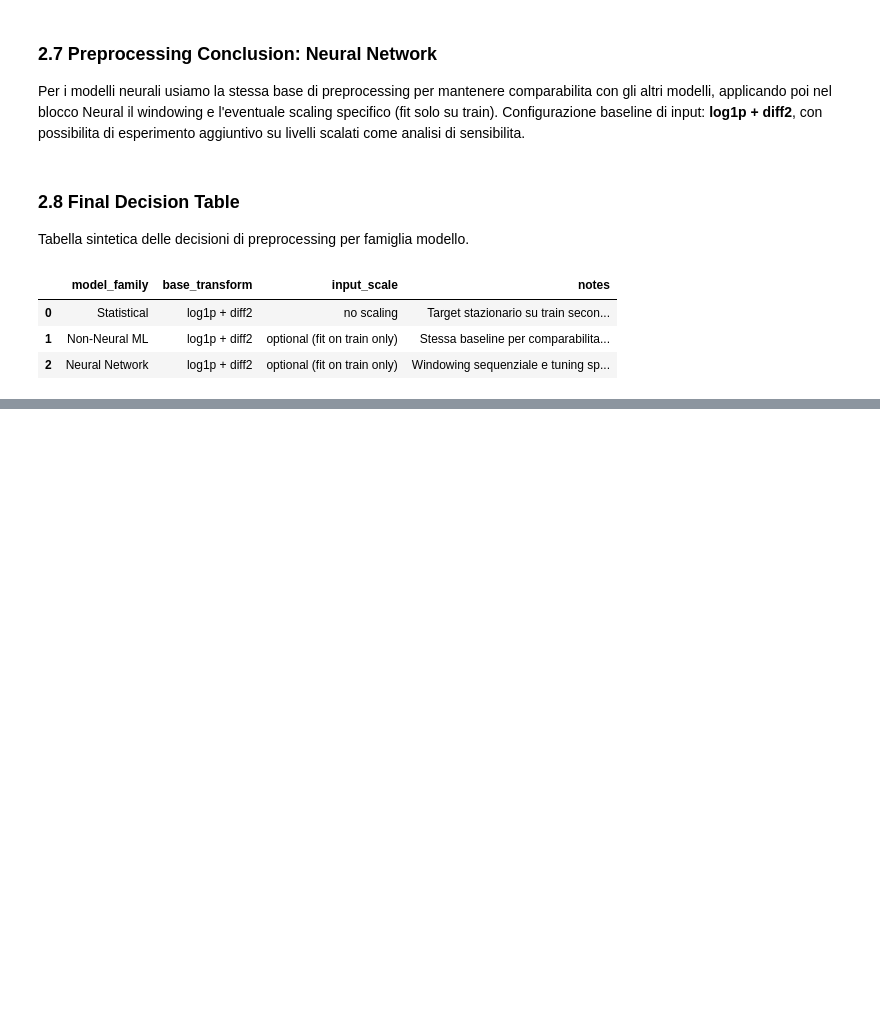
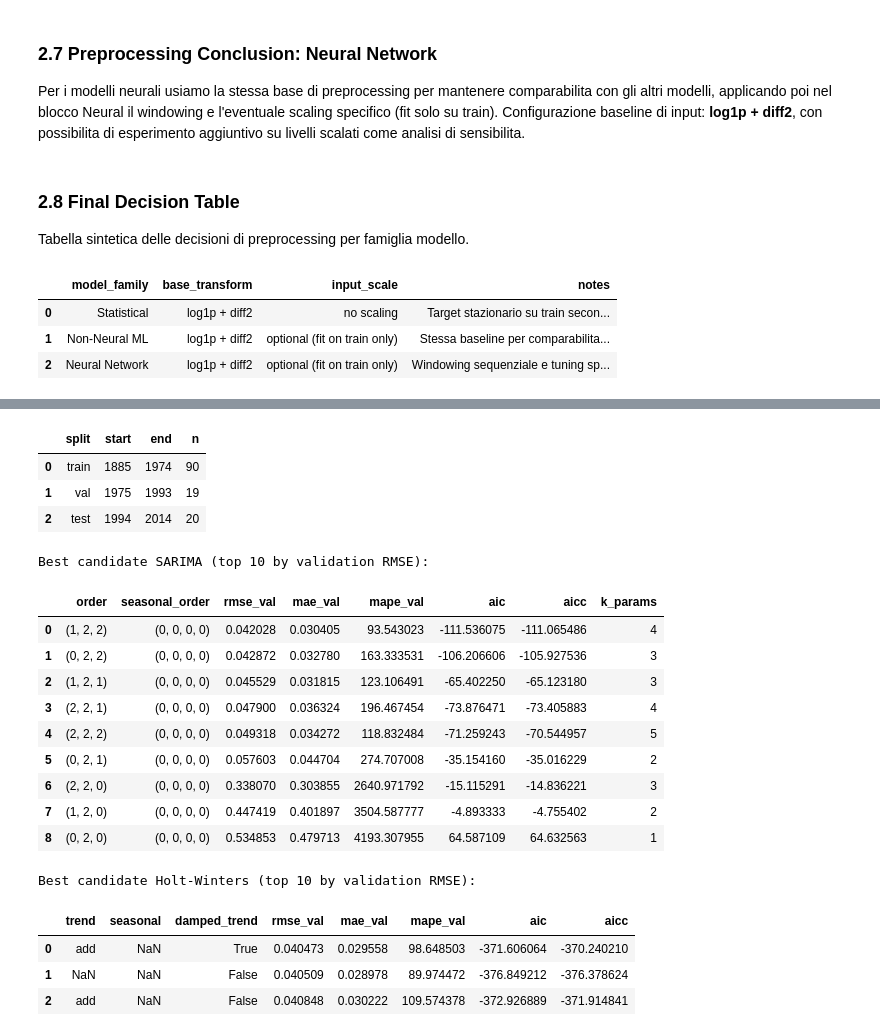
Before and after one commit to 1ngVG-OA/FinalProject, a Jupyter notebook: Tavola_1.14.ipynb, the cells around one changed output, grey strips where cells are left out. Saved outputs shown, nothing was run; the diff lists cells and outputs as text; code cells hidden in the pictures; blank space fills up the shorter version.

```diff
--- a/Tavola_1.14.ipynb
+++ b/Tavola_1.14.ipynb
@@ -308,0 +342,28 @@ final_preproc_decisions
+# %%
+display(preproc_split_df)
+print("Best candidate SARIMA (top 10 by validation RMSE):")
+display(sarima_grid_df.head(10))
+
+print("Best candidate Holt-Winters (top 10 by validation RMSE):")
+display(hw_grid_df.head(10))
+# %% [output]
+|  | split | start | end | n |
+| 0 | train | 1885 | 1974 | 90 |
+| 1 | val | 1975 | 1993 | 19 |
+| 2 | test | 1994 | 2014 | 20 |
+Best candidate SARIMA (top 10 by validation RMSE):
+|  | order | seasonal_order | rmse_val | mae_val | mape_val | aic | aicc | k_params |
+| 0 | (1, 2, 2) | (0, 0, 0, 0) | 0.042028 | 0.030405 | 93.543023 | -111.536075 | -111.065486 | 4 |
+| 1 | (0, 2, 2) | (0, 0, 0, 0) | 0.042872 | 0.032780 | 163.333531 | -106.206606 | -105.927536 | 3 |
+| 2 | (1, 2, 1) | (0, 0, 0, 0) | 0.045529 | 0.031815 | 123.106491 | -65.402250 | -65.123180 | 3 |
+| 3 | (2, 2, 1) | (0, 0, 0, 0) | 0.047900 | 0.036324 | 196.467454 | -73.876471 | -73.405883 | 4 |
+| 4 | (2, 2, 2) | (0, 0, 0, 0) | 0.049318 | 0.034272 | 118.832484 | -71.259243 | -70.544957 | 5 |
+| 5 | (0, 2, 1) | (0, 0, 0, 0) | 0.057603 | 0.044704 | 274.707008 | -35.154160 | -35.016229 | 2 |
+| 6 | (2, 2, 0) | (0, 0, 0, 0) | 0.338070 | 0.303855 | 2640.971792 | -15.115291 | -14.836221 | 3 |
+| 7 | (1, 2, 0) | (0, 0, 0, 0) | 0.447419 | 0.401897 | 3504.587777 | -4.893333 | -4.755402 | 2 |
+| 8 | (0, 2, 0) | (0, 0, 0, 0) | 0.534853 | 0.479713 | 4193.307955 | 64.587109 | 64.632563 | 1 |
+Best candidate Holt-Winters (top 10 by validation RMSE):
+|  | trend | seasonal | damped_trend | rmse_val | mae_val | mape_val | aic | aicc |
+| 0 | add | NaN | True | 0.040473 | 0.029558 | 98.648503 | -371.606064 | -370.240210 |
+| 1 | NaN | NaN | False | 0.040509 | 0.028978 | 89.974472 | -376.849212 | -376.378624 |
+| 2 | add | NaN | False | 0.040848 | 0.030222 | 109.574378 | -372.926889 | -371.914841 |
```
Also changed, not shown: parts of 10 cells of this notebook, 12 other files.
